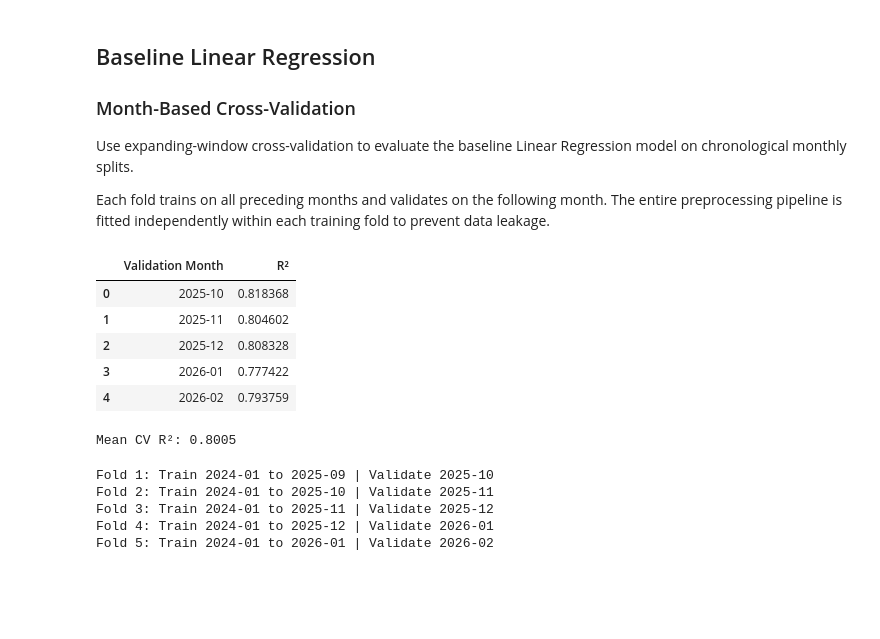
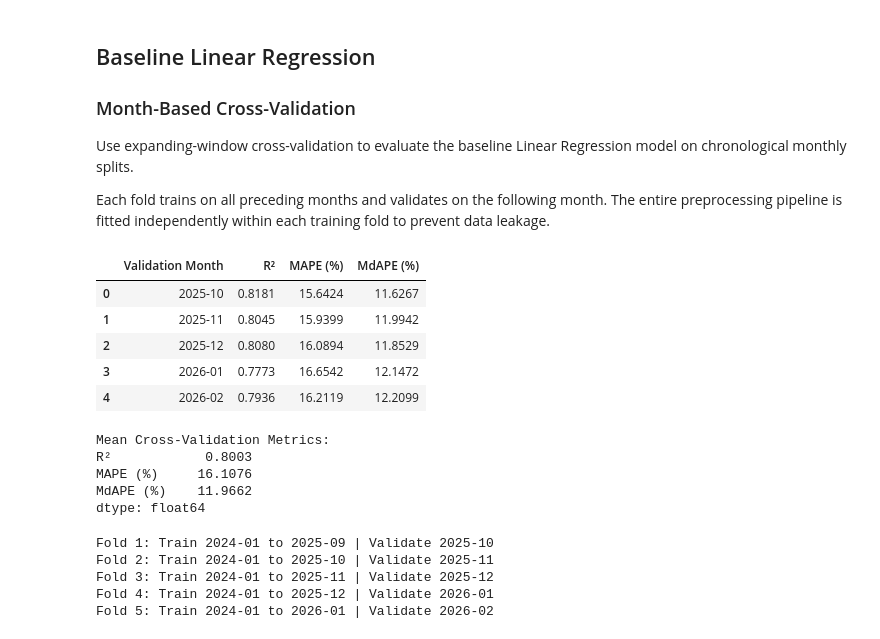
Before and after one commit to Jehad142/IDX-Exchange-Data-Science, a Jupyter notebook: notebooks/03_baseline_model.ipynb, the cells around one changed output. Saved outputs shown, nothing was run; the diff lists cells and outputs as text; code cells hidden in the pictures; blank space fills up the shorter version.

Commit message:
Update baseline model with MAPE, MdAPE, and final test evaluation

```diff
--- a/notebooks/03_baseline_model.ipynb
+++ b/notebooks/03_baseline_model.ipynb
@@ -322,33 +330,62 @@ for validation_month in validation_months:
 # %%
-# Custom scorer (calculate R² on the original ClosePrice scale)
-def close_price_r2(estimator, X, y):
-    predictions_log = estimator.predict(X)
+# Custom scorer (Calculate R² on the original ClosePrice scale)
+def close_price_r2(model, X, y):
+    predictions_log = model.predict(X)
 
     actual_prices = np.expm1(y)
     predicted_prices = np.expm1(predictions_log)
 
     return r2_score(actual_prices, predicted_prices)
+
+
+# Custom scorer (Calculate MAPE on the original ClosePrice scale)
+def dollar_mape(model, X, y):
+    predictions_log = model.predict(X)
+
+    actual_prices = np.expm1(y)
+    predicted_prices = np.expm1(predictions_log)
+
+    return mape(actual_prices, predicted_prices)
+
+
+# Custom scorer (Calculate MdAPE on the original ClosePrice scale)
+def dollar_mdape(model, X, y):
+    predictions_log = model.predict(X)
+
+    actual_prices = np.expm1(y)
+    predicted_prices = np.expm1(predictions_log)
+
+    return mdape(actual_prices, predicted_prices)
 # %%
 # Prepare chronologically sorted features and target for cross-validation
 X_cv = train_sorted[model_features].copy()
 y_cv = train_sorted["LogClosePrice"]
 
 # Evaluate the complete pipeline using monthly folds
-cv_scores = cross_val_score(model_pipeline, X_cv, y_cv, cv=cv_splits, scoring=close_price_r2, n_jobs=-1)
+cv_scores = cross_validate(model_pipeline, X_cv, y_cv, cv=cv_splits,\
+                             scoring={"R²": close_price_r2, "MAPE": dollar_mape, "MdAPE": dollar_mdape}, n_jobs=-1)
 
 # Display cross-validation results
-cv_results = pd.DataFrame({"Validation Month": validation_months,"R²": cv_scores})
+cv_results = pd.DataFrame({ "Validation Month": validation_months, "R²": cv_scores["test_R²"],
+                            "MAPE (%)": cv_scores["test_MAPE"], "MdAPE (%)": cv_scores["test_MdAPE"]})
 
-display(cv_results)
-print(f"Mean CV R²: {cv_scores.mean():.4f}")
+display(cv_results.round(4))
+
+# Display mean cross-validation metrics
+print("Mean Cross-Validation Metrics:")
+print(cv_results[["R²", "MAPE (%)", "MdAPE (%)"]].mean().round(4))
 # %% [output]
-|  | Validation Month | R² |
-| 0 | 2025-10 | 0.818368 |
-| 1 | 2025-11 | 0.804602 |
-| 2 | 2025-12 | 0.808328 |
-| 3 | 2026-01 | 0.777422 |
-| 4 | 2026-02 | 0.793759 |
+|  | Validation Month | R² | MAPE (%) | MdAPE (%) |
+| 0 | 2025-10 | 0.8181 | 15.6424 | 11.6267 |
+| 1 | 2025-11 | 0.8045 | 15.9399 | 11.9942 |
+| 2 | 2025-12 | 0.8080 | 16.0894 | 11.8529 |
+| 3 | 2026-01 | 0.7773 | 16.6542 | 12.1472 |
+| 4 | 2026-02 | 0.7936 | 16.2119 | 12.2099 |
-Mean CV R²: 0.8005
+Mean Cross-Validation Metrics:
+R²            0.8003
+MAPE (%)     16.1076
+MdAPE (%)    11.9662
+dtype: float64
 # %%
 # Display training and validation periods for each fold
 for i, (train_idx, val_idx) in enumerate(cv_splits, start=1):
```
Also changed, not shown: parts of 10 cells of this notebook.
